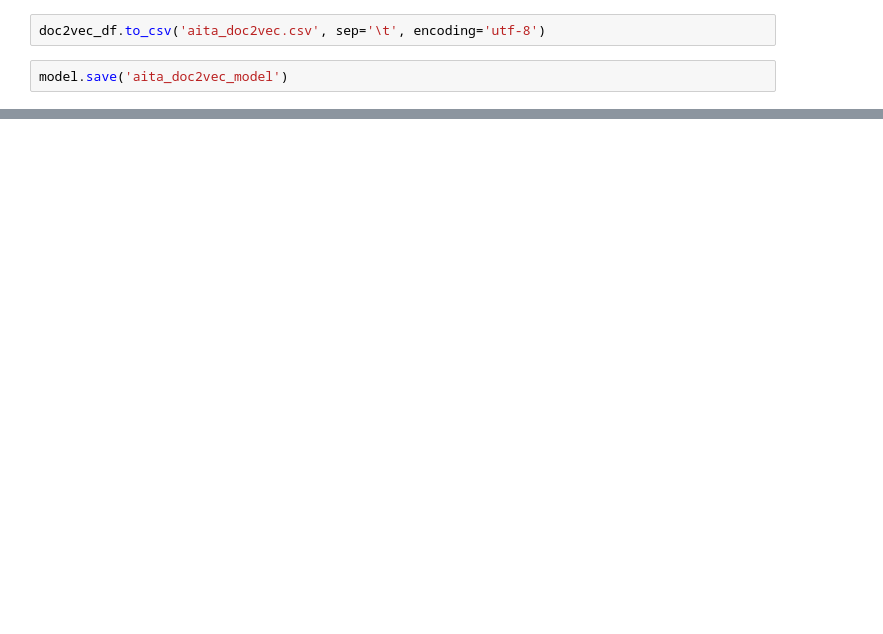
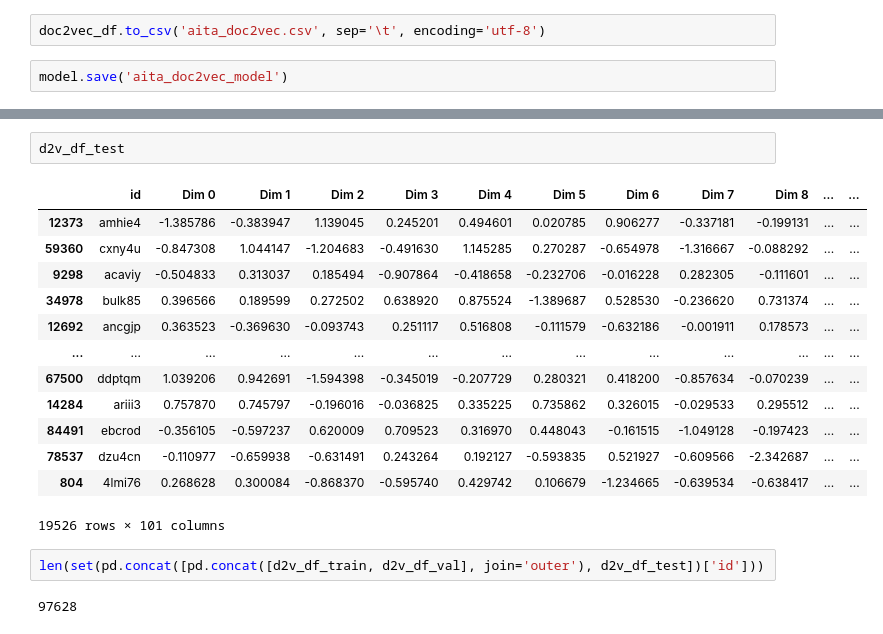
Before and after one commit to RaefM/eecs448-mde, a Jupyter notebook: doc2vec/doc2vec.ipynb, the cells around one changed output, grey strips where cells are left out. Cells and saved outputs as stored; diff of their text form; blank space fills up the shorter version.

```diff
--- a/doc2vec/doc2vec.ipynb
+++ b/doc2vec/doc2vec.ipynb
@@ -47,0 +113,20 @@ model.save('aita_doc2vec_model')
+# %%
+d2v_df_test
+# %% [output]
+|  | id | Dim 0 | Dim 1 | Dim 2 | Dim 3 | Dim 4 | Dim 5 | Dim 6 | Dim 7 | Dim 8 | ... | ... |
+| 12373 | amhie4 | -1.385786 | -0.383947 | 1.139045 | 0.245201 | 0.494601 | 0.020785 | 0.906277 | -0.337181 | -0.199131 | ... | ... |
+| 59360 | cxny4u | -0.847308 | 1.044147 | -1.204683 | -0.491630 | 1.145285 | 0.270287 | -0.654978 | -1.316667 | -0.088292 | ... | ... |
+| 9298 | acaviy | -0.504833 | 0.313037 | 0.185494 | -0.907864 | -0.418658 | -0.232706 | -0.016228 | 0.282305 | -0.111601 | ... | ... |
+| 34978 | bulk85 | 0.396566 | 0.189599 | 0.272502 | 0.638920 | 0.875524 | -1.389687 | 0.528530 | -0.236620 | 0.731374 | ... | ... |
+| 12692 | ancgjp | 0.363523 | -0.369630 | -0.093743 | 0.251117 | 0.516808 | -0.111579 | -0.632186 | -0.001911 | 0.178573 | ... | ... |
+| ... | ... | ... | ... | ... | ... | ... | ... | ... | ... | ... | ... | ... |
+| 67500 | ddptqm | 1.039206 | 0.942691 | -1.594398 | -0.345019 | -0.207729 | 0.280321 | 0.418200 | -0.857634 | -0.070239 | ... | ... |
+| 14284 | ariii3 | 0.757870 | 0.745797 | -0.196016 | -0.036825 | 0.335225 | 0.735862 | 0.326015 | -0.029533 | 0.295512 | ... | ... |
+| 84491 | ebcrod | -0.356105 | -0.597237 | 0.620009 | 0.709523 | 0.316970 | 0.448043 | -0.161515 | -1.049128 | -0.197423 | ... | ... |
+| 78537 | dzu4cn | -0.110977 | -0.659938 | -0.631491 | 0.243264 | 0.192127 | -0.593835 | 0.521927 | -0.609566 | -2.342687 | ... | ... |
+| 804 | 4lmi76 | 0.268628 | 0.300084 | -0.868370 | -0.595740 | 0.429742 | 0.106679 | -1.234665 | -0.639534 | -0.638417 | ... | ... |
+19526 rows × 101 columns
+# %%
+len(set(pd.concat([pd.concat([d2v_df_train, d2v_df_val], join='outer'), d2v_df_test])['id']))
+# %% [output]
+97628
```
Also changed, not shown: parts of 14 cells of this notebook, 2 other files.
